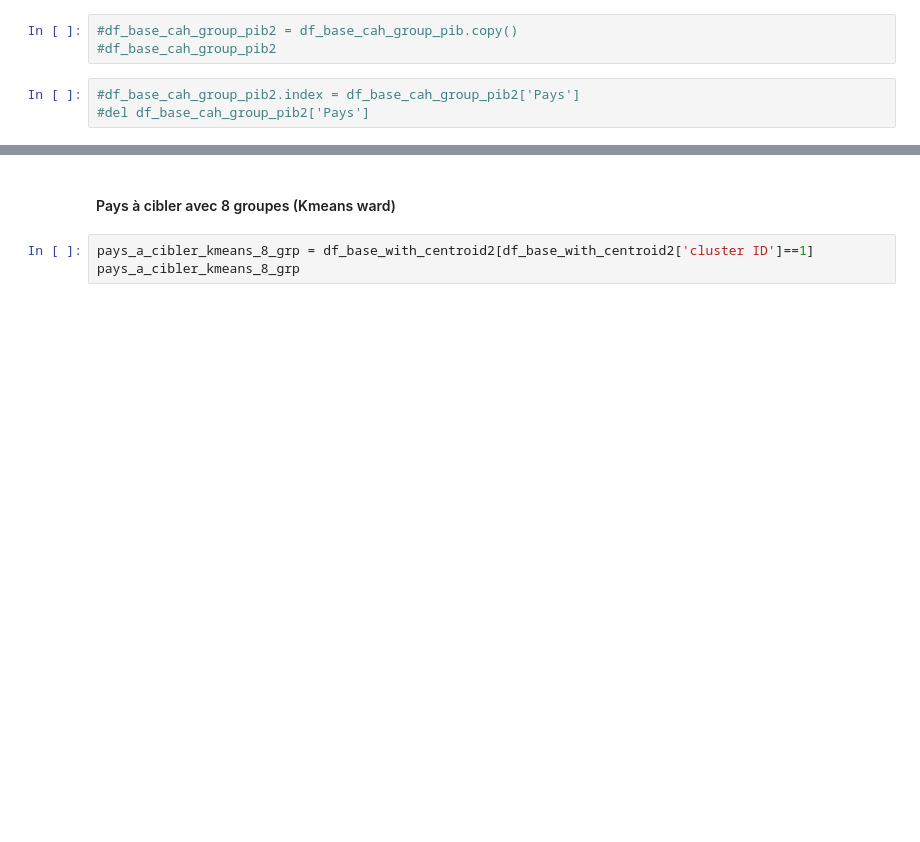
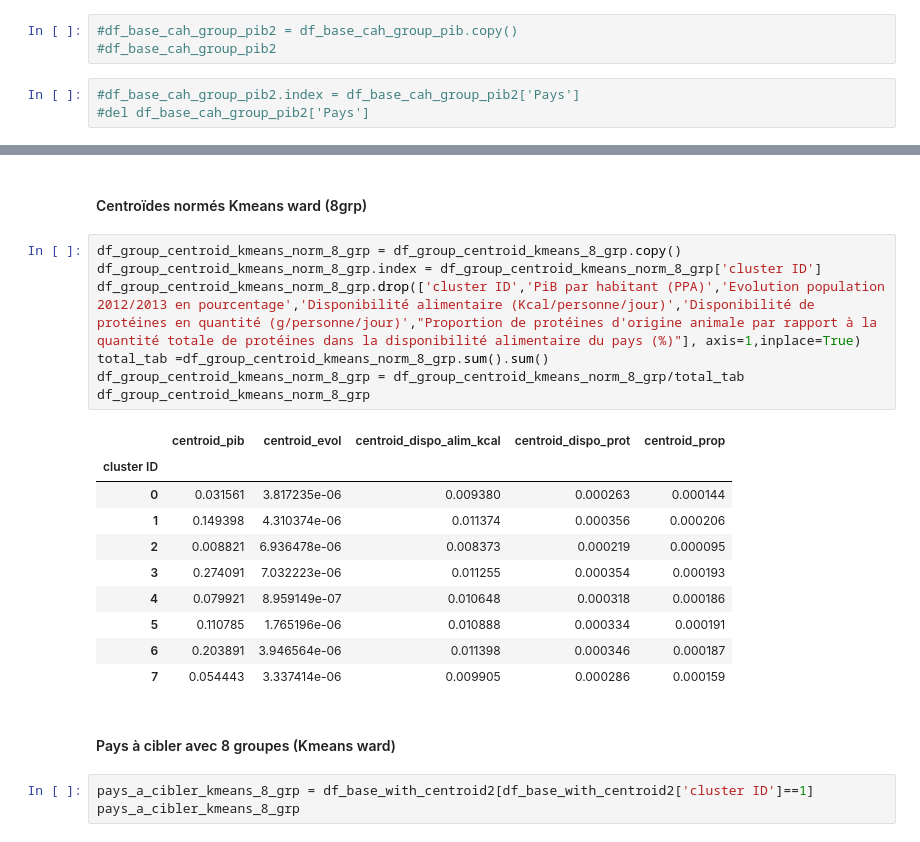
Before and after one commit to Silvock/project_5_prod_market_study, a Jupyter notebook: notebook/Exercice5-final.ipynb, the cells around one changed output, grey strips where cells are left out. Saved outputs shown, nothing was run; the diff lists cells and outputs as text; blank space fills up the shorter version.

```diff
--- a/notebook/Exercice5-final.ipynb
+++ b/notebook/Exercice5-final.ipynb
@@ -1084,3 +1131,23 @@ df_group_centroid_kmeans_8_grp
+# %% [markdown]
+#### Centroïdes normés Kmeans ward (8grp)
+# %%
+df_group_centroid_kmeans_norm_8_grp = df_group_centroid_kmeans_8_grp.copy()
+df_group_centroid_kmeans_norm_8_grp.index = df_group_centroid_kmeans_norm_8_grp['cluster ID']
+df_group_centroid_kmeans_norm_8_grp.drop(['cluster ID','PiB par habitant (PPA)','Evolution population 2012/2013 en pourcentage','Disponibilité alimentaire (Kcal/personne/jour)','Disponibilité de protéines en quantité (g/personne/jour)',"Proportion de protéines d'origine animale par rapport à la quantité totale de protéines dans la disponibilité alimentaire du pays (%)"], axis=1,inplace=True)
+total_tab =df_group_centroid_kmeans_norm_8_grp.sum().sum()
+df_group_centroid_kmeans_norm_8_grp = df_group_centroid_kmeans_norm_8_grp/total_tab
+df_group_centroid_kmeans_norm_8_grp
+# %% [output]
+|  | centroid_pib | centroid_evol | centroid_dispo_alim_kcal | centroid_dispo_prot | centroid_prop |
+| cluster ID |  |  |  |  |  |
+| 0 | 0.031561 | 3.817235e-06 | 0.009380 | 0.000263 | 0.000144 |
+| 1 | 0.149398 | 4.310374e-06 | 0.011374 | 0.000356 | 0.000206 |
+| 2 | 0.008821 | 6.936478e-06 | 0.008373 | 0.000219 | 0.000095 |
+| 3 | 0.274091 | 7.032223e-06 | 0.011255 | 0.000354 | 0.000193 |
+| 4 | 0.079921 | 8.959149e-07 | 0.010648 | 0.000318 | 0.000186 |
+| 5 | 0.110785 | 1.765196e-06 | 0.010888 | 0.000334 | 0.000191 |
+| 6 | 0.203891 | 3.946564e-06 | 0.011398 | 0.000346 | 0.000187 |
+| 7 | 0.054443 | 3.337414e-06 | 0.009905 | 0.000286 | 0.000159 |
 # %% [markdown]
 #### Pays à cibler avec 8 groupes (Kmeans ward)
 # %%
```
Also changed, not shown: parts of 27 cells of this notebook, 32 other files.
